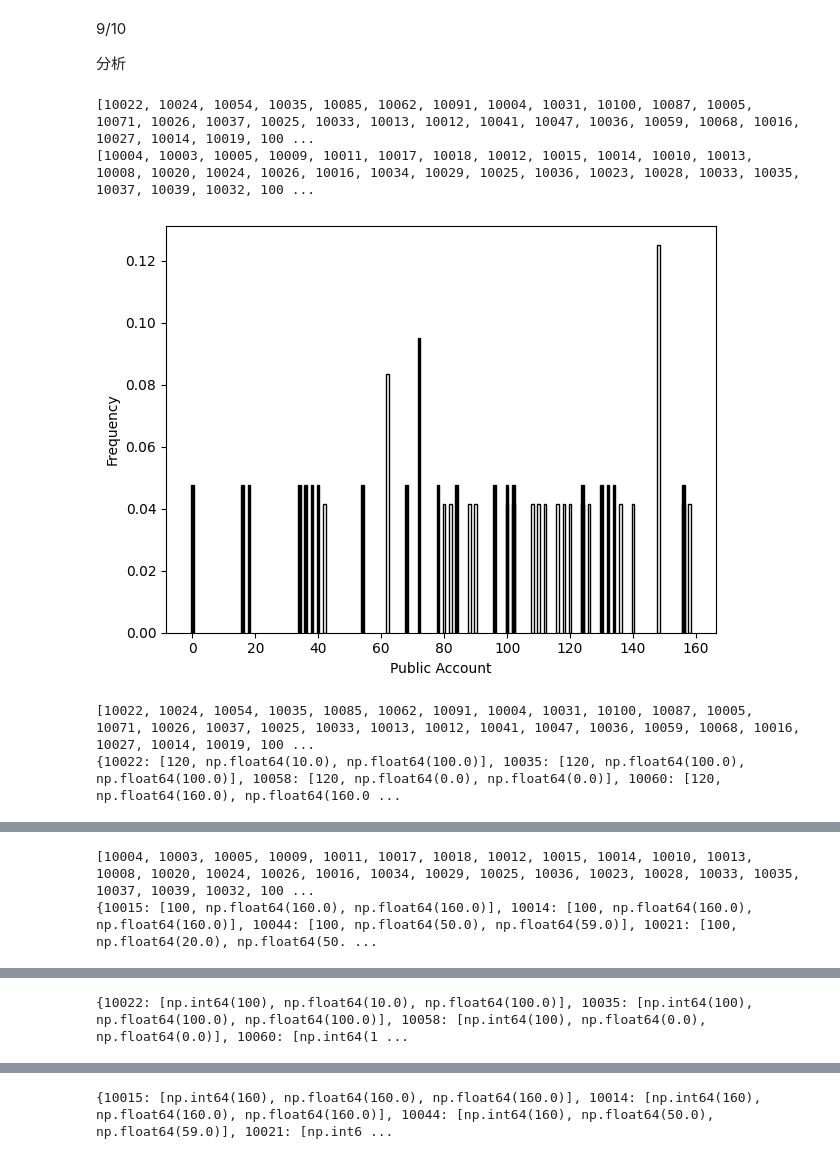
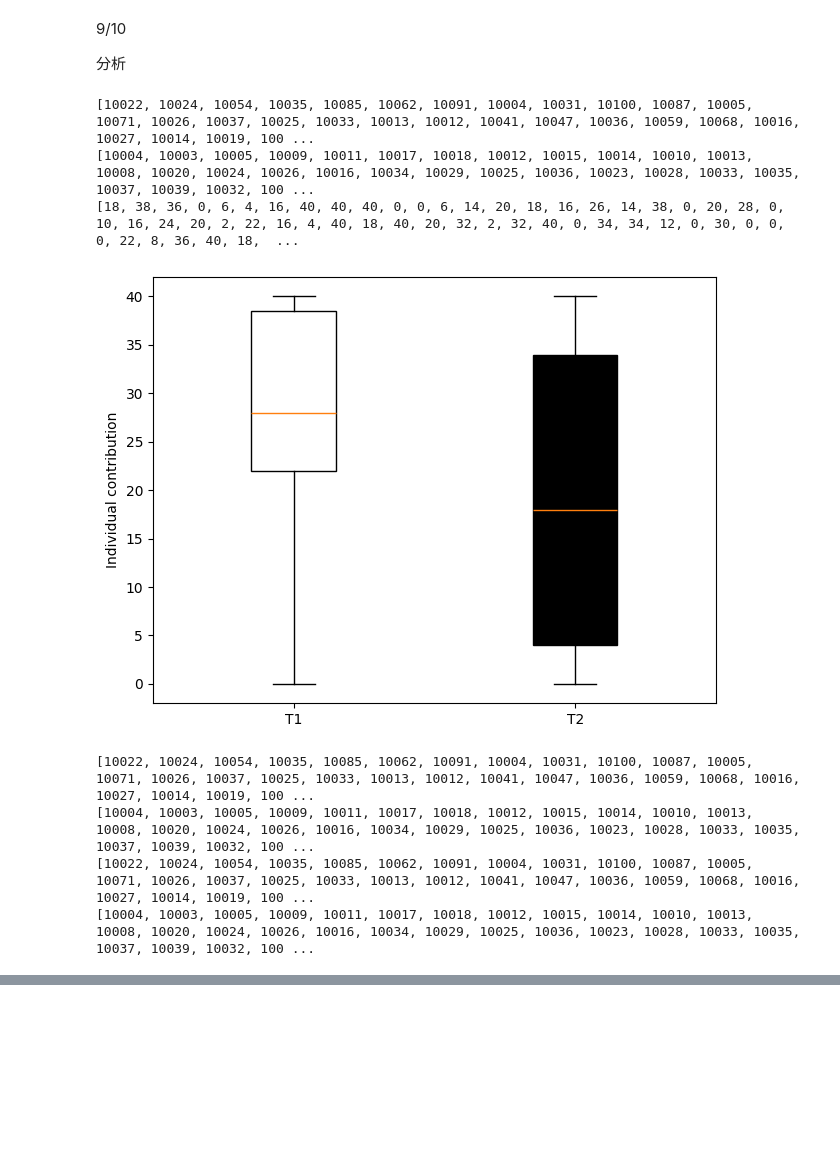
Before and after one commit to yokoyama-ShizuokaUniversity/CRD_DataAnalyse, a Jupyter notebook: getdata.ipynb, the cells around one changed output, grey strips where cells are left out. Drawn from its saved outputs; the diff is of its cells as text; code cells hidden in the pictures; blank space fills up the shorter version.

```diff
--- a/getdata.ipynb
+++ b/getdata.ipynb
@@ -452,29 +452,34 @@ gp_info.plot_group_contrib(bartype="black")
 # %%
 from getdata import *
 
 # oTreeから得られた実験データ
 g_normal = GetData(
     dirpath="./",
     filename="all_apps_wide-2025-07-24.csv"
 )
 g_info = GetData(
     dirpath="./",
     filename="all_apps_wide-2025-08-07.csv"
 )
 
 # グラフ描画用のインスタンス
 gp = GraphPlot(g_normal, savefig=False, debug=True, figtype="png")
-gp_info = GraphPlot(g_info, savefig=False, debug=True, figtype="png")
+gp_info = GraphPlot(g_info, savefig=False, debug=True, figtype="png", color="black")
 
-gp.plot_pa_frequency()
-gp_info.plot_pa_frequency(facecolor="black")
-gp.plot_pa_pledge()
-gp_info.plot_pa_pledge(facecolors="black")
-gp.plot_target_pledge()
-gp_info.plot_target_pledge(facecolors="black")
+# gp.plot_pa_frequency()
+# gp_info.plot_pa_frequency()
+# gp.plot_pa_pledge()
+# gp_info.plot_pa_pledge()
+# gp.plot_target_pledge()
+# gp_info.plot_target_pledge()
+gp.plot_box(g_info)
+gp.plot_box_round(g_info)
 # %% [output]
 [10022, 10024, 10054, 10035, 10085, 10062, 10091, 10004, 10031, 10100, 10087, 10005, 10071, 10026, 10037, 10025, 10033, 10013, 10012, 10041, 10047, 10036, 10059, 10068, 10016, 10027, 10014, 10019, 100 ...
 [10004, 10003, 10005, 10009, 10011, 10017, 10018, 10012, 10015, 10014, 10010, 10013, 10008, 10020, 10024, 10026, 10016, 10034, 10029, 10025, 10036, 10023, 10028, 10033, 10035, 10037, 10039, 10032, 100 ...
+[18, 38, 36, 0, 6, 4, 16, 40, 40, 40, 0, 0, 6, 14, 20, 18, 16, 26, 14, 38, 0, 20, 28, 0, 10, 16, 24, 20, 2, 22, 16, 4, 40, 18, 40, 20, 32, 2, 32, 40, 0, 34, 34, 12, 0, 30, 0, 0, 0, 22, 8, 36, 40, 18,  ...
-[figure, old version]
+[figure, new version]
 [10022, 10024, 10054, 10035, 10085, 10062, 10091, 10004, 10031, 10100, 10087, 10005, 10071, 10026, 10037, 10025, 10033, 10013, 10012, 10041, 10047, 10036, 10059, 10068, 10016, 10027, 10014, 10019, 100 ...
-{10022: [120, np.float64(10.0), np.float64(100.0)], 10035: [120, np.float64(100.0), np.float64(100.0)], 10058: [120, np.float64(0.0), np.float64(0.0)], 10060: [120, np.float64(160.0), np.float64(160.0 ...
+[10004, 10003, 10005, 10009, 10011, 10017, 10018, 10012, 10015, 10014, 10010, 10013, 10008, 10020, 10024, 10026, 10016, 10034, 10029, 10025, 10036, 10023, 10028, 10033, 10035, 10037, 10039, 10032, 100 ...
+[10022, 10024, 10054, 10035, 10085, 10062, 10091, 10004, 10031, 10100, 10087, 10005, 10071, 10026, 10037, 10025, 10033, 10013, 10012, 10041, 10047, 10036, 10059, 10068, 10016, 10027, 10014, 10019, 100 ...
+[10004, 10003, 10005, 10009, 10011, 10017, 10018, 10012, 10015, 10014, 10010, 10013, 10008, 10020, 10024, 10026, 10016, 10034, 10029, 10025, 10036, 10023, 10028, 10033, 10035, 10037, 10039, 10032, 100 ...
@@ -482,2 +486,0 @@ gp_info.plot_target_pledge(facecolors="black")
-[10004, 10003, 10005, 10009, 10011, 10017, 10018, 10012, 10015, 10014, 10010, 10013, 10008, 10020, 10024, 10026, 10016, 10034, 10029, 10025, 10036, 10023, 10028, 10033, 10035, 10037, 10039, 10032, 100 ...
-{10015: [100, np.float64(160.0), np.float64(160.0)], 10014: [100, np.float64(160.0), np.float64(160.0)], 10044: [100, np.float64(50.0), np.float64(59.0)], 10021: [100, np.float64(20.0), np.float64(50. ...
@@ -485 +486,0 @@ gp_info.plot_target_pledge(facecolors="black")
-{10022: [np.int64(100), np.float64(10.0), np.float64(100.0)], 10035: [np.int64(100), np.float64(100.0), np.float64(100.0)], 10058: [np.int64(100), np.float64(0.0), np.float64(0.0)], 10060: [np.int64(1 ...
@@ -487 +486,0 @@ gp_info.plot_target_pledge(facecolors="black")
-{10015: [np.int64(160), np.float64(160.0), np.float64(160.0)], 10014: [np.int64(160), np.float64(160.0), np.float64(160.0)], 10044: [np.int64(160), np.float64(50.0), np.float64(59.0)], 10021: [np.int6 ...
```
Also changed, not shown: parts of 1 cell of this notebook, 1 other file.
